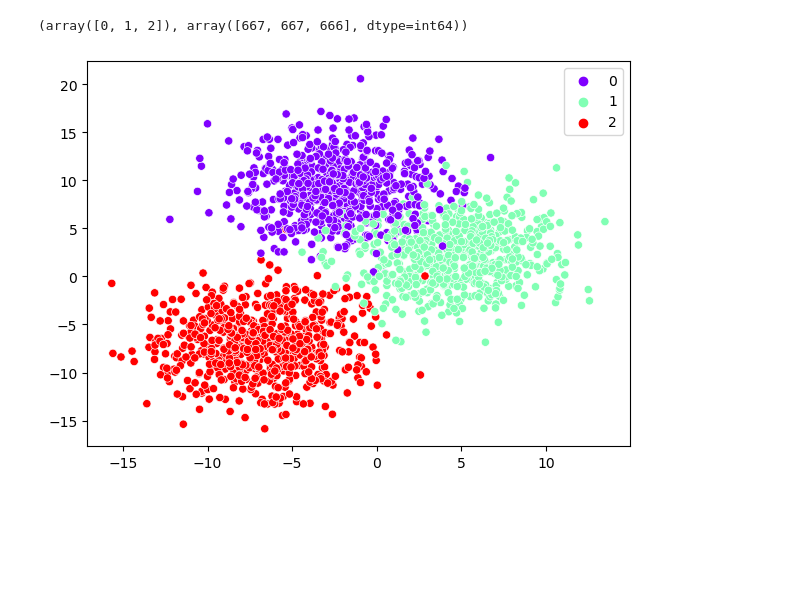
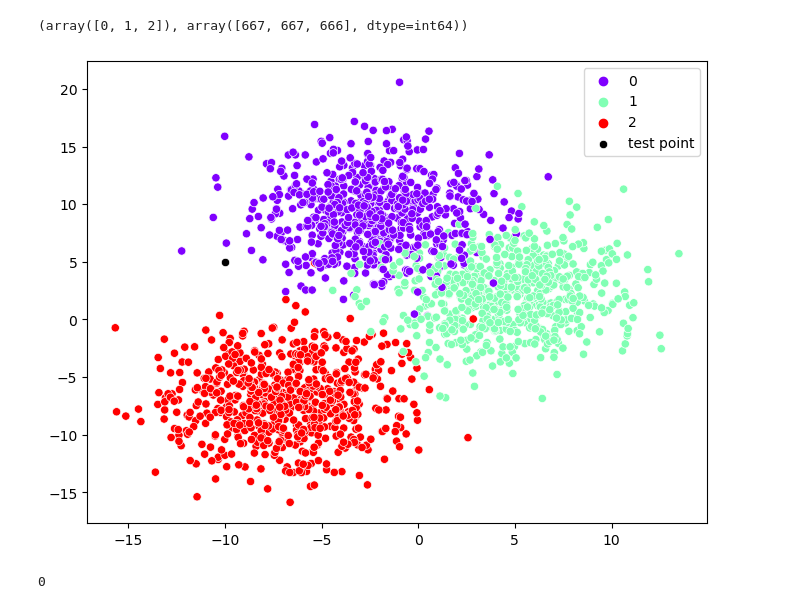
Before and after one commit to lavkushsingh31/ML-Practice-Exercises, a Jupyter notebook: KNN Implementation.ipynb, the cells around one changed output. Saved outputs shown, nothing was run; the diff lists cells and outputs as text; code cells hidden in the pictures; blank space fills up the shorter version.

```diff
--- a/KNN Implementation.ipynb
+++ b/KNN Implementation.ipynb
@@ -20,10 +20,13 @@ print(X.shape, y.shape)
 np.unique(y, return_counts=True)
 # %% [output]
 (array([0, 1, 2]), array([667, 667, 666], dtype=int64))
+# %%
+xt = np.array([[-10,5]]) # a test point
 # %%
-plt.figure(figsize=(7,5))
+plt.figure(figsize=(8,6))
 sns.scatterplot(x = X[:, 0], y = X[:, 1], hue = y, palette = 'rainbow')
+sns.scatterplot(x = xt[:,0], y = xt[:,1], color = 'black', label = 'test point')
 plt.show()
 # %% [output]
-[figure, old version]
+[figure, new version]
 # %%
@@ -30,0 +55,5 @@ xt = np.array([-10,5])
+# %%
+pred_label = KNN(X,y,xt,k=5)
+pred_label
+# %% [output]
+0
```
Also changed, not shown: parts of 1 cell of this notebook.
